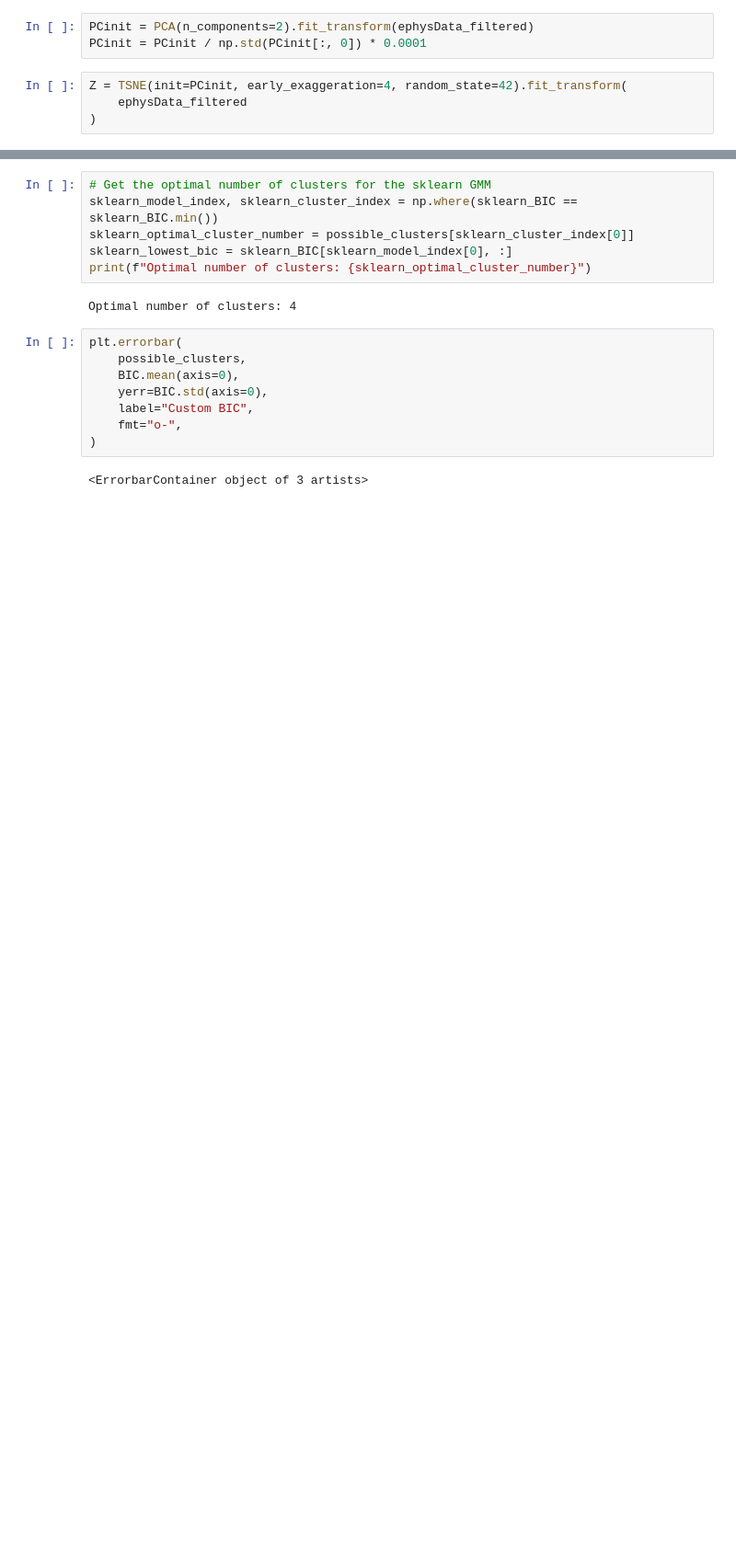
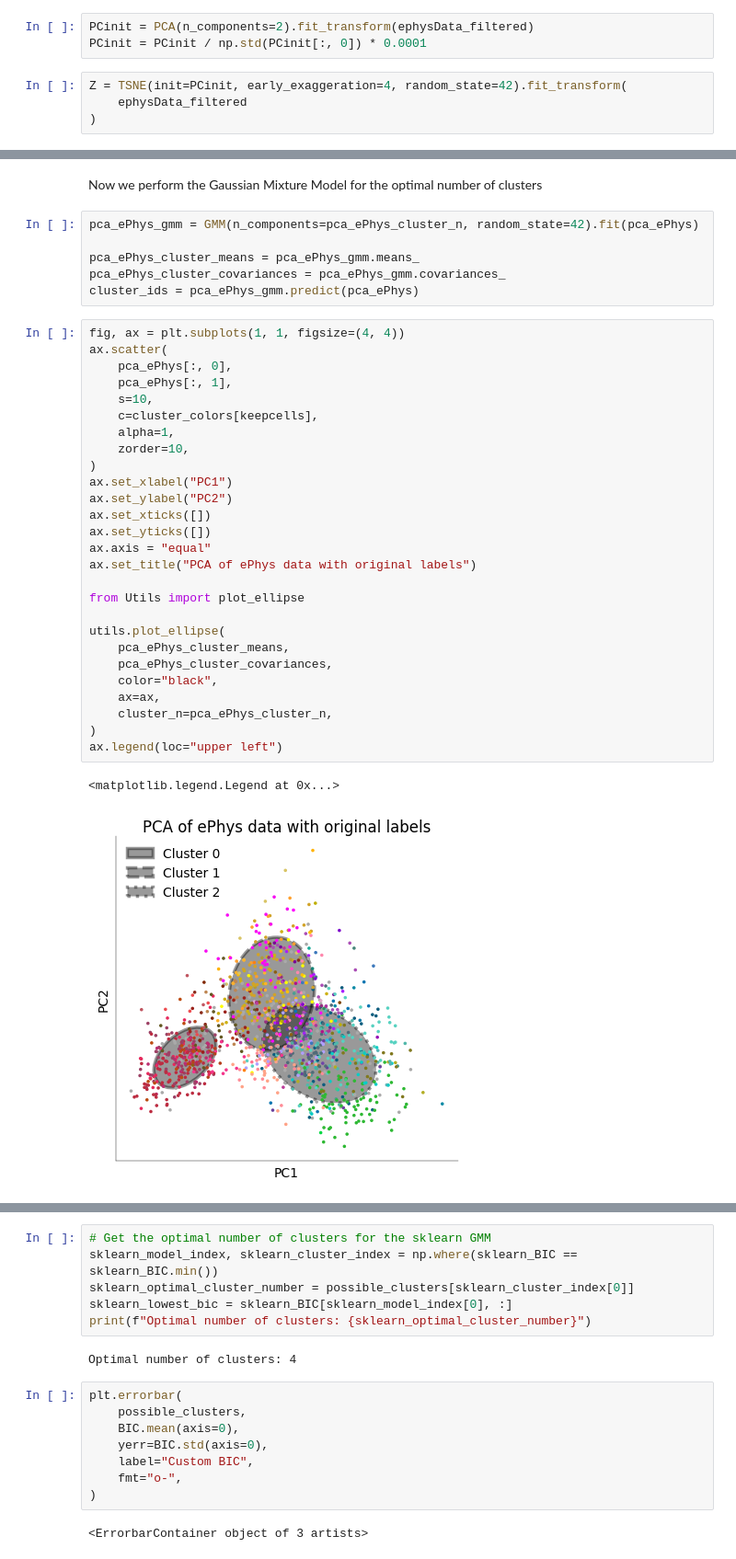
Before and after one commit to Artemii-Shlychkov/NDS_project, a Jupyter notebook: notebooks/Practical_notebook.ipynb, the cells around one changed output, grey strips where cells are left out. Shown at 92% size. Drawn from its saved outputs; the diff is of its cells as text; blank space fills up the shorter version.

```diff
--- a/notebooks/Practical_notebook.ipynb
+++ b/notebooks/Practical_notebook.ipynb
@@ -420,3 +394,41 @@ def mog_bic(
+# %% [markdown]
+Now we perform the Gaussian Mixture Model for the optimal number of clusters
+# %%
+pca_ePhys_gmm = GMM(n_components=pca_ePhys_cluster_n, random_state=42).fit(pca_ePhys)
+
+pca_ePhys_cluster_means = pca_ePhys_gmm.means_
+pca_ePhys_cluster_covariances = pca_ePhys_gmm.covariances_
+cluster_ids = pca_ePhys_gmm.predict(pca_ePhys)
+# %%
+fig, ax = plt.subplots(1, 1, figsize=(4, 4))
+ax.scatter(
+    pca_ePhys[:, 0],
+    pca_ePhys[:, 1],
+    s=10,
+    c=cluster_colors[keepcells],
+    alpha=1,
+    zorder=10,
+)
+ax.set_xlabel("PC1")
+ax.set_ylabel("PC2")
+ax.set_xticks([])
+ax.set_yticks([])
+ax.axis = "equal"
+ax.set_title("PCA of ePhys data with original labels")
+
+from Utils import plot_ellipse
+
+utils.plot_ellipse(
+    pca_ePhys_cluster_means,
+    pca_ePhys_cluster_covariances,
+    color="black",
+    ax=ax,
+    cluster_n=pca_ePhys_cluster_n,
+)
+ax.legend(loc="upper left")
+# %% [output]
+<matplotlib.legend.Legend at 0x...>
+[figure, added]
 # %%
 possible_clusters = range(2, 7)
 num_seeds = 10
```
Also changed, not shown: parts of 13 cells of this notebook, 1 other file.
